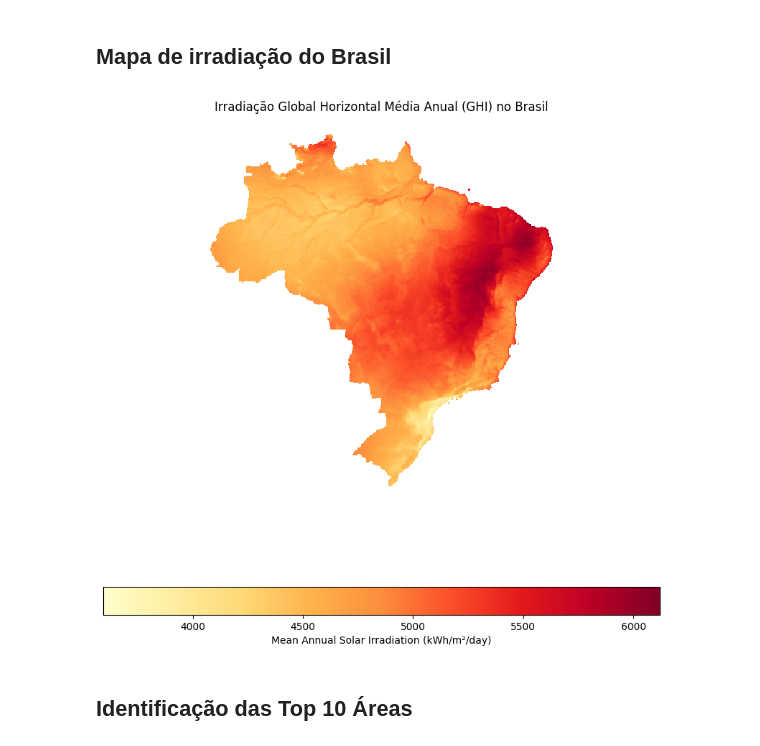
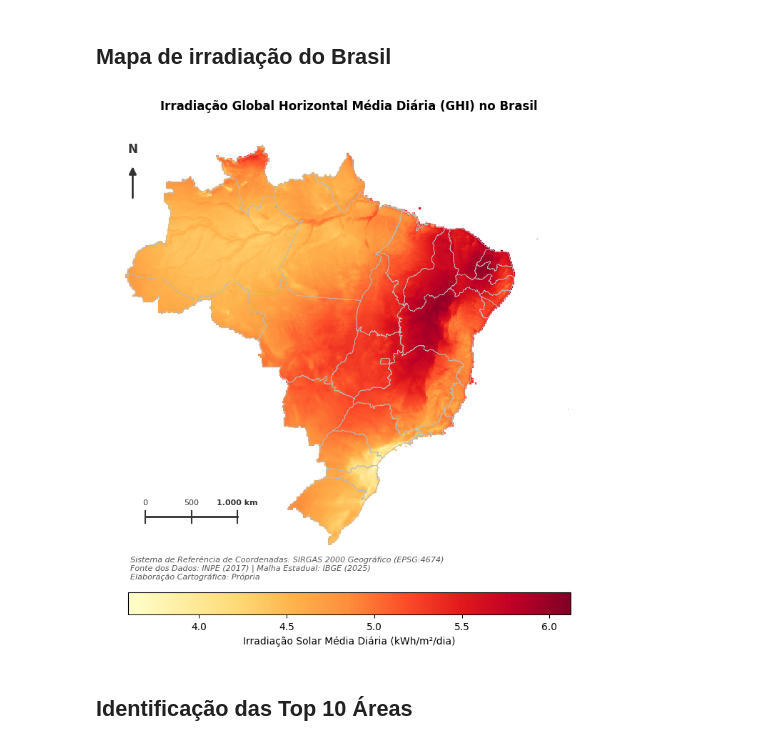
Before and after one commit to JPMartinsF/analise-geografica-energia-solar-brasil, a Jupyter notebook: notebooks/01-exploracao-irradiacao.ipynb, the cells around one changed output. Drawn from its saved outputs; the diff is of its cells as text; code cells hidden in the pictures.

```diff
--- a/notebooks/01-exploracao-irradiacao.ipynb
+++ b/notebooks/01-exploracao-irradiacao.ipynb
@@ -60,23 +60,90 @@ Name: ANNUAL, dtype: float64
 # %% [markdown]
 ## Mapa de irradiação do Brasil
 # %%
+# Configuração de fontes para garantir textos reais pesquisáveis no PDF vetorial
+plt.rcParams['pdf.fonttype'] = 42
+plt.rcParams['ps.fonttype'] = 42
+
+# 1. Criação da coluna com a escala física correta em kWh/m²/dia
+solar_gdf['GHI_KWH_DAY'] = solar_gdf['ANNUAL'] / 1000.0
+
 fig, ax = plt.subplots(1, 1, figsize=(10, 10))
+
+# 2. Plotagem do mapa aplicando as correções de renderização vetorial
+# edgecolor="face" e linewidth=0.1 selam as bordas de anti-aliasing no visualizador do PDF
+# rasterized=True faz o raster interno fundir perfeitamente, mantendo o arquivo leve
 solar_gdf.plot(
-    column="ANNUAL",
+    column="GHI_KWH_DAY",
     ax=ax,
     legend=True,
     legend_kwds={
-        "label": "Mean Annual Solar Irradiation (kWh/m²/day)",
+        "label": "Irradiação Solar Média Diária (kWh/m²/dia)",
         "orientation": "horizontal",
+        "shrink": 0.8,
+        "pad": 0.05
     },
     cmap="YlOrRd",
+    edgecolor="face",   # Une a cor da borda com a cor interna da célula
+    linewidth=0.1,      # Micro-sobreposição de segurança para selar linhas fantasmas
+    rasterized=True,    # Rasteriza apenas as células internas (evita linhas brancas no PDF)
+    zorder=1
 )
-ax.set_title("Irradiação Global Horizontal Média Anual (GHI) no Brasil")
+
+# 3. Adiciona as bordas dos estados (mantido em formato vetorial puro)
+states_gdf.plot(ax=ax, color="none", edgecolor="#bcbcbc", linewidth=0.5, zorder=2)
+
+# ==============================================================================
+# ELEMENTOS CARTOGRÁFICOS RÍGIDOS (SIRGAS 2000, Decreto nº 89.817)
+# ==============================================================================
+
+# A. Indicador de Norte Minimalista (Seta limpa sem cauda)
+# Posicionado mais à esquerda (x=0.06 em fração dos eixos) para evitar sobreposição ao Amazonas/Acre
+ax.annotate('', xy=(0.06, 0.91), xytext=(0.06, 0.83),
+            xycoords='axes fraction', textcoords='axes fraction',
+            arrowprops=dict(arrowstyle="-|>", color="#333333", lw=2.0, mutation_scale=15),
+            ha='center', va='center')
+ax.text(0.06, 0.93, 'N', transform=ax.transAxes, ha='center', va='bottom',
+        fontsize=12, weight='bold', color='#333333')
+
+# B. Escala Gráfica de 1.000 km
+# Calculada para a latitude média do Brasil (15° S) no sistema EPSG:4674 (SIRGAS 2000)
+# Onde 1 grau de longitude equivale a aproximadamente 107.5 km. 1.000 km ≈ 9.3 graus.
+scale_x_start = -72.0
+scale_x_mid = -67.35
+scale_x_end = -62.70
+scale_y = -31.0
+
+# Desenha a linha da escala e seus respectivos ticks (marcações de limite)
+ax.plot([scale_x_start, scale_x_end], [scale_y, scale_y], color='#333333', linewidth=2.0)
+ax.plot([scale_x_start, scale_x_start], [scale_y - 0.6, scale_y + 0.6], color='#333333', linewidth=1.5)
+ax.plot([scale_x_mid, scale_x_mid], [scale_y - 0.6, scale_y + 0.6], color='#333333', linewidth=1.5)
+ax.plot([scale_x_end, scale_x_end], [scale_y - 0.6, scale_y + 0.6], color='#333333', linewidth=1.5)
+
+# Rótulos numéricos da escala gráfica
+ax.text(scale_x_start, scale_y + 1.2, '0', ha='center', fontsize=8, color='#333333')
+ax.text(scale_x_mid, scale_y + 1.2, '500', ha='center', fontsize=8, color='#333333')
+ax.text(scale_x_end, scale_y + 1.2, '1.000 km', ha='center', fontsize=8, color='#333333', weight='bold')
+
+# C. Metadados de Projeção, Datum, Escala Numérica e Classe (Decreto nº 89.817)
+metadata_text = (
+    "Sistema de Referência de Coordenadas: SIRGAS 2000 Geográfico (EPSG:4674)\n"
+    "Fonte dos Dados: INPE (2017) | Malha Estadual: IBGE (2025)\n"
+    "Elaboração Cartográfica: Própria"
+)
+ax.text(-73.5, -34.8, metadata_text, fontsize=8, style='italic', color='#555555', ha='left', va='top')
+
+# ==============================================================================
+
+ax.set_title("Irradiação Global Horizontal Média Diária (GHI) no Brasil", fontsize=12, pad=15, weight='bold')
 ax.set_axis_off()
-plt.savefig("../results/figures/irradiacao_brasil.png", dpi=300, bbox_inches="tight")
+
+# 4. Salva a figura em formato PDF vetorial sem bordas sobressalentes
+plt.savefig("../results/figures/irradiacao_brasil.pdf", format="pdf", bbox_inches="tight")
+plt.savefig("../results/figures/irradiacao_brasil.png", format="png", dpi=300, bbox_inches="tight")
+
 plt.show()
 # %% [output]
-[figure, old version]
+[figure, new version]
 # %% [markdown]
 ## Identificação das Top 10 Áreas
 # %%
```
Also changed, not shown: parts of 1 cell of this notebook, 4 other files.
